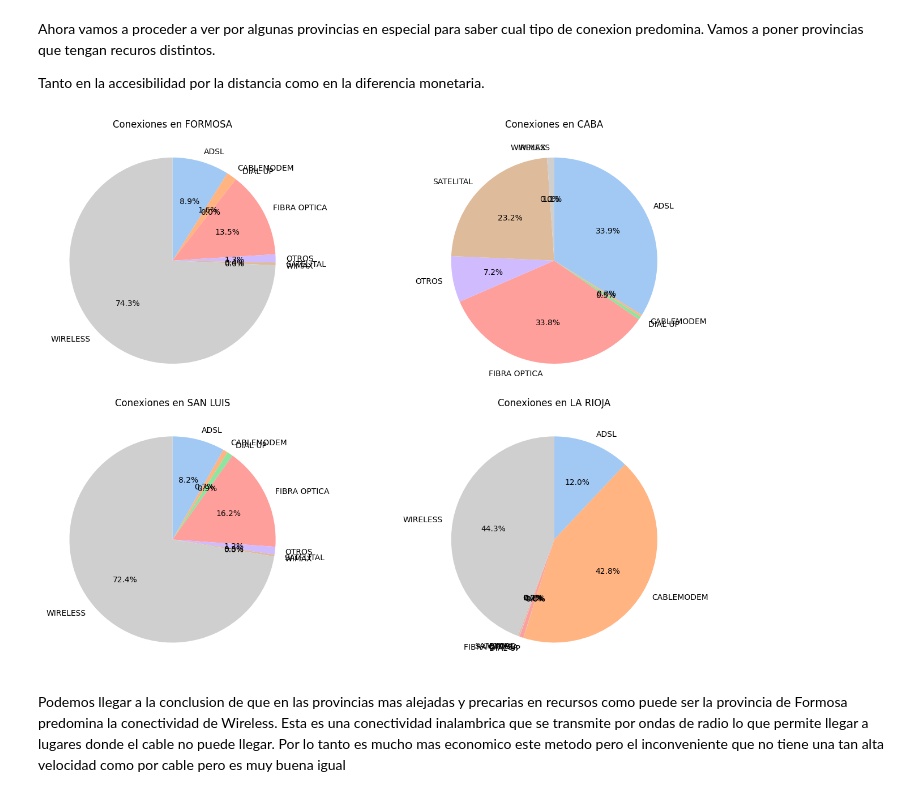
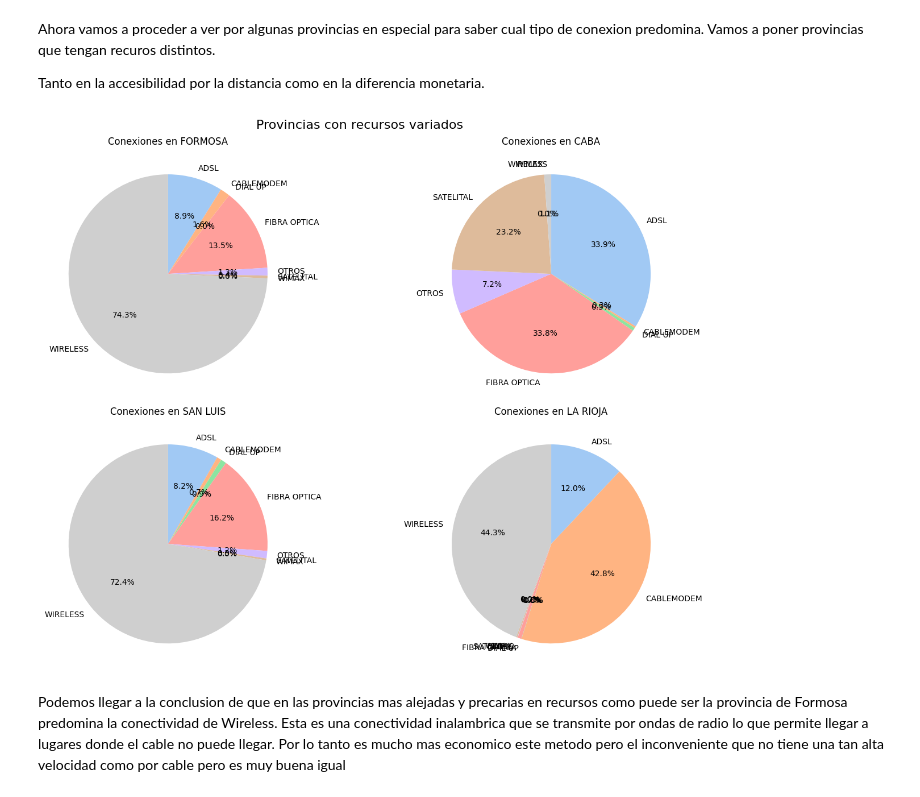
Before and after one commit to leaibarra/proyecto_2_lea, a Jupyter notebook: EDA_y_ETL.ipynb, the cells around one changed output. Cells and saved outputs as stored; diff of their text form; code cells hidden in the pictures.

```diff
--- a/EDA_y_ETL.ipynb
+++ b/EDA_y_ETL.ipynb
@@ -427,34 +427,37 @@ Tanto en la accesibilidad por la distancia como en la diferencia monetaria.
 # Seleccionamos las provincias deseadas
 provincias_seleccionadas = ['FORMOSA', 'CABA', 'SAN LUIS', 'LA RIOJA']
 
 # Filtramos el DataFrame por las provincias seleccionadas
 tecno_localidad_filtrado = tecno_localidad[tecno_localidad['Provincia'].isin(provincias_seleccionadas)]
 
 # Seleccionamos las columnas de rango de velocidad
 conectividad = tecno_localidad_filtrado.columns[4:12]
 
 # Ajustamos el tamaño del gráfico de torta
 plt.figure(figsize=(14, 10))
+
+#Agregamos un titulo general
+plt.suptitle('Provincias con recursos variados', fontsize=16)
 
 # Creamos subgráficos
 for i, provincia in enumerate(provincias_seleccionadas, 1):
     plt.subplot(2,2, i)
 
     # Filtramos por provincia
     df_provincia = tecno_localidad_filtrado[tecno_localidad_filtrado['Provincia'] == provincia]
 
     # Calculamos la suma total por tipo de conectividad y velocidad
     total_por_conectividad = df_provincia[conectividad].sum()
 
     # Creamos el gráfico de torta
     plt.pie(total_por_conectividad, labels=total_por_conectividad.index, autopct='%1.1f%%', startangle=90, counterclock=False)
     plt.title(f'Conexiones en {provincia}')
 
 # Ajustamos el diseño y mostramos los gráficos
 plt.tight_layout()
 plt.show()
 # %% [output]
-[figure, old version]
+[figure, new version]
 # %% [markdown]
 Podemos llegar a la conclusion de que en las provincias mas alejadas y precarias en recursos como puede ser la provincia de Formosa predomina la conectividad de Wireless.
 Esta es una conectividad inalambrica que se transmite por ondas de radio lo que permite llegar a lugares donde el cable no puede llegar. Por lo tanto es mucho mas economico este metodo pero el inconveniente que no tiene una tan alta velocidad como por cable pero es muy buena igual
```
Also changed, not shown: parts of 3 cells of this notebook.
